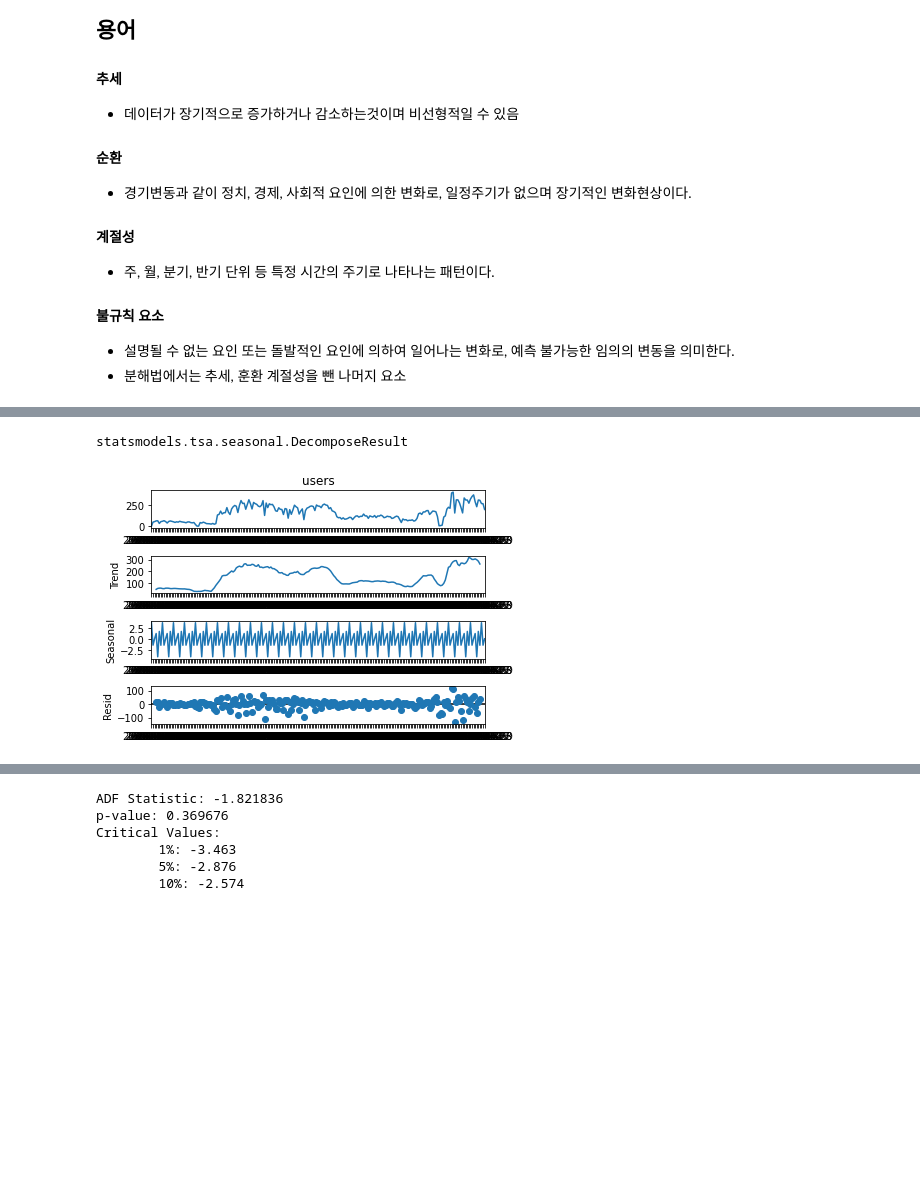
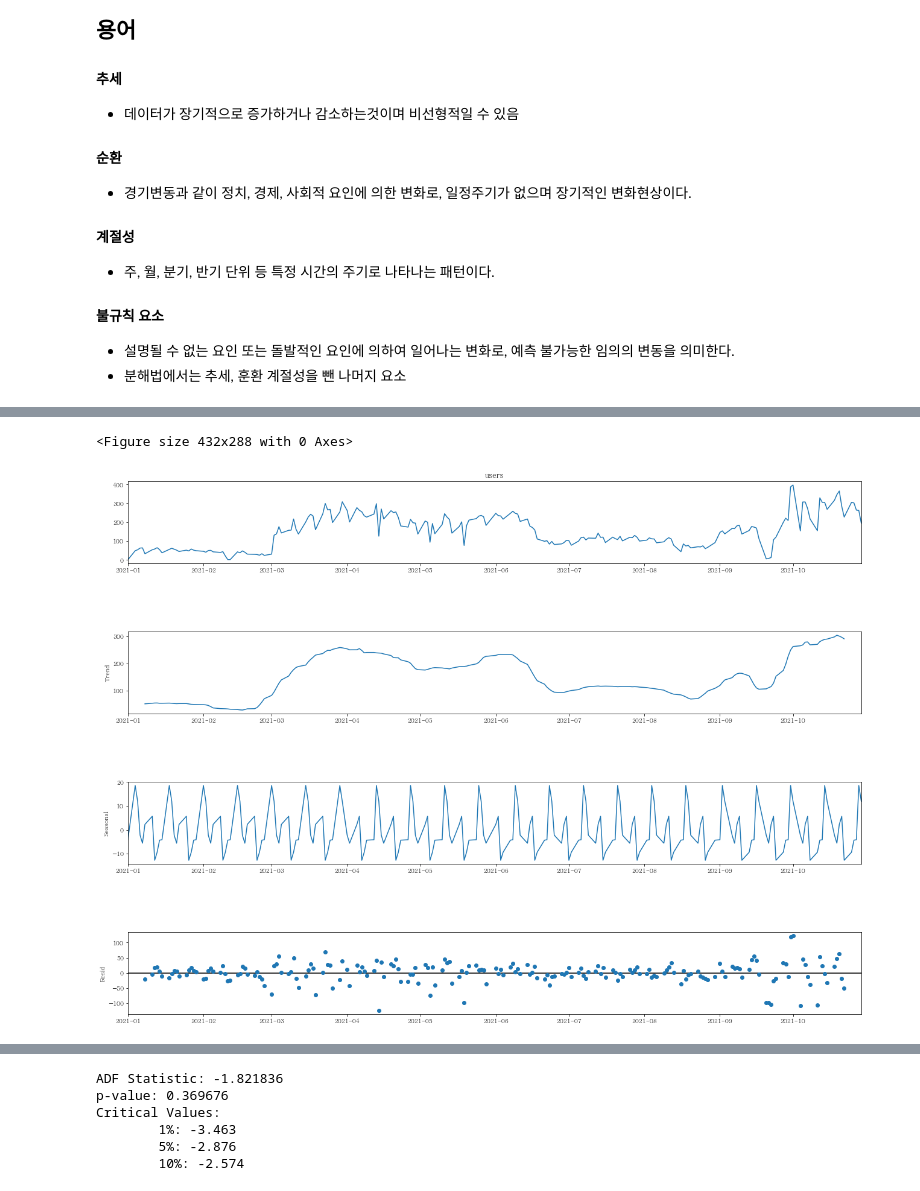
Before and after one commit to Cycrypto/Python-Sandol-analsys, a Jupyter notebook: anal_user.ipynb, the cells around one changed output, grey strips where cells are left out. Cells and saved outputs as stored; diff of their text form; code cells hidden in the pictures; blank space fills up the shorter version.

Commit message:
feat: Add predict Model

```diff
--- a/anal_user.ipynb
+++ b/anal_user.ipynb
@@ -112,11 +154,13 @@ ts.sort_index(inplace=True)
 # %%
 from statsmodels.tsa.seasonal import seasonal_decompose
-result = seasonal_decompose(ts['users'], model='additive', period=7)
-result.plot()
-type(result)
+result = seasonal_decompose(ts['users'], model='additive', period=10)
-# %% [output]
-statsmodels.tsa.seasonal.DecomposeResult
-[figure, removed]
+# %%
+fig = plt.figure()
+fig = result.plot()
+fig.set_size_inches(20, 15)
+# %% [output]
+<Figure size 432x288 with 0 Axes>
+[figure, added]
 # %%
 import statsmodels.api as sm
 fig = plt.figure(figsize=(20, 8))
```
Also changed, not shown: parts of 18 cells of this notebook, 1 other file.
